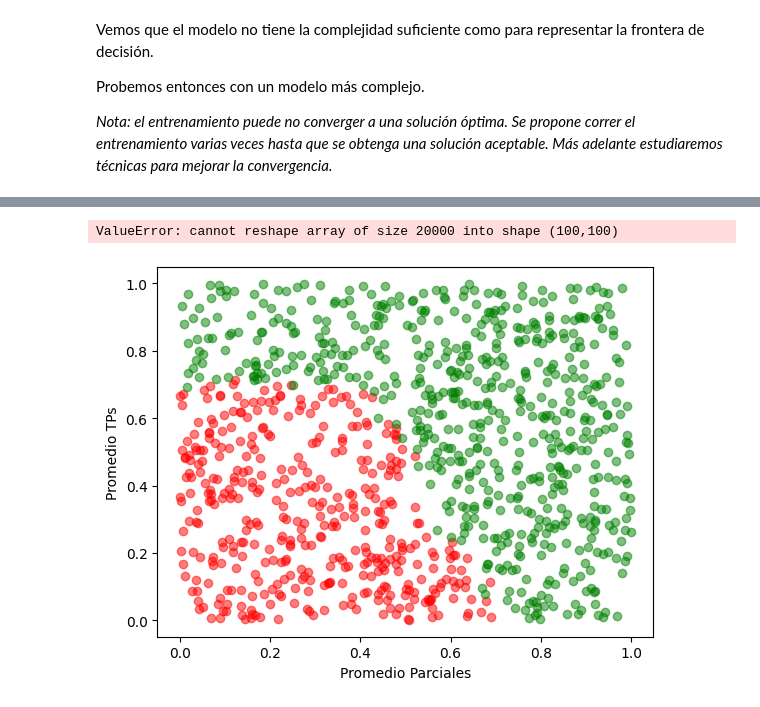
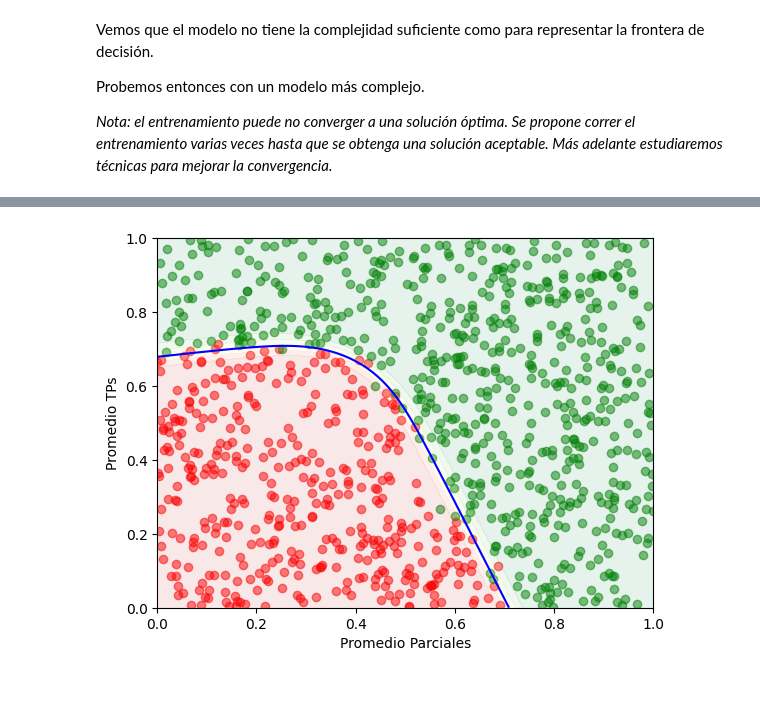
Before and after one commit to milarizzotto/Aprendizaje-Automatico-2, a Jupyter notebook: lab2a.ipynb, the cells around one changed output, grey strips where cells are left out. Drawn from its saved outputs; the diff is of its cells as text; code cells hidden in the pictures.

```diff
--- a/lab2a.ipynb
+++ b/lab2a.ipynb
@@ -171,12 +177,17 @@ Probemos entonces con un modelo más complejo.
 model = tf.keras.Sequential([
     # Completar con:
     # 1. Una capa de entrada con las dimensiones correspondientes.
+    tf.keras.layers.Input(shape=(2,)),
     # 2. Una capa oculta con 2 neuronas y función de activación sigmoid.
+    tf.keras.layers.Dense(units=2, activation='sigmoid'),
     # 3. Una capa de salida con 1 neurona y función de activación sigmoid.
+    tf.keras.layers.Dense(units=1, activation='sigmoid')
 ])
 
 # Pueden probar con distintos valores de learning rate y ver cómo afecta el entrenamiento
-optimizer = tf.keras.optimizers.Adam(learning_rate=0.5)
+optimizer = tf.keras.optimizers.Adam(learning_rate=0.3)
+#probando con uno muy bajo (0.01), obtuve rectas: underfitting. Con 0.1 ya tuvo una frontera aceptable, pero le llevo 1 o 2s más que usando 0.5. Con 0.3 fue optimo. un lr
+#elevado (0.9) llevo a underfitting
 model.compile(optimizer=optimizer, loss='binary_crossentropy', metrics=['accuracy'])
 
 model.fit(x=x, y=y, epochs=50)
@@ -203,2 +214 @@ Epoch 50/50
-ValueError: cannot reshape array of size 20000 into shape (100,100)
-[figure, old version]
+[figure, new version]
```
Also changed, not shown: parts of 8 cells of this notebook.
